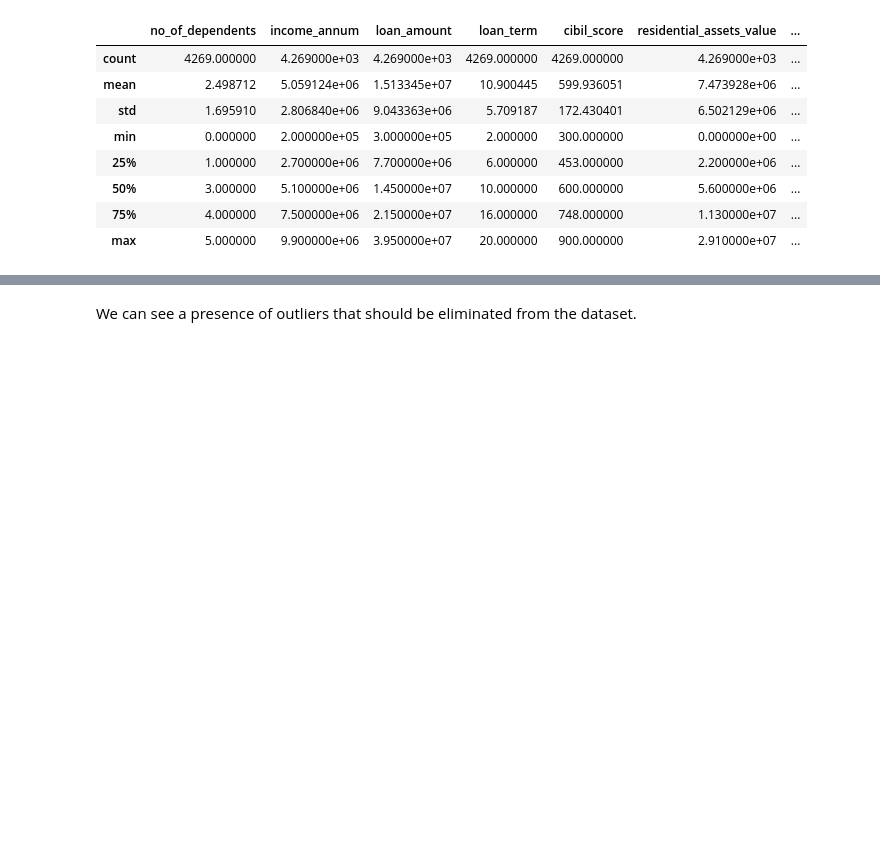
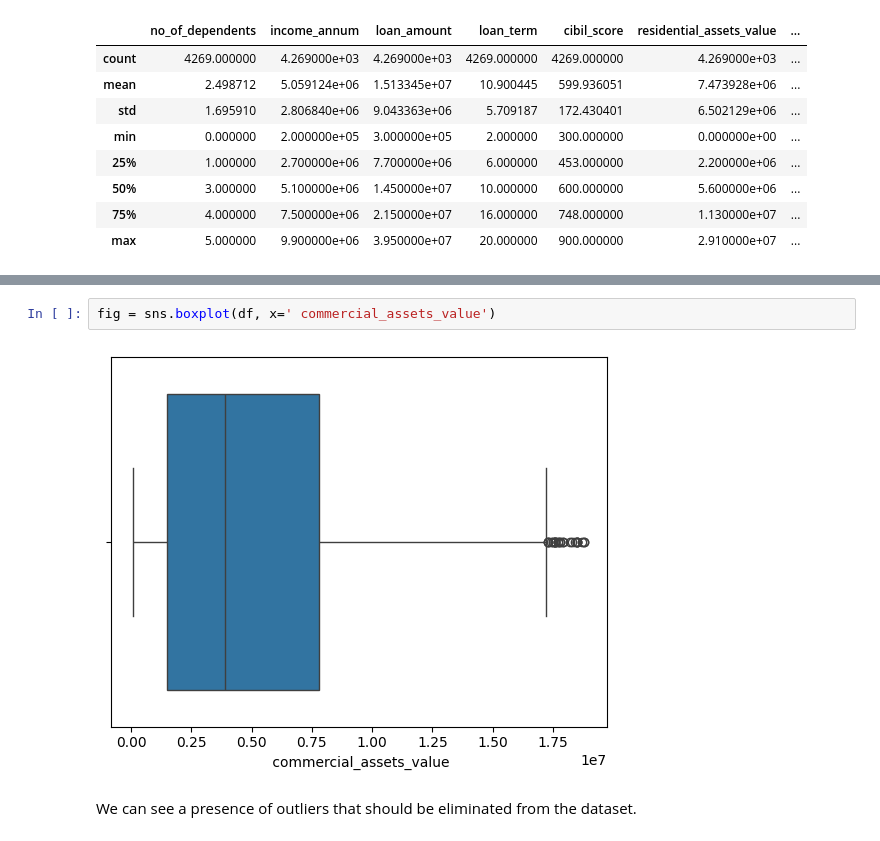
Before and after one commit to Wissal-m/Bank-Loan-Approval-Prediction, a Jupyter notebook: Bank_Loan_Approval_Prediction.ipynb, the cells around one changed output, grey strips where cells are left out. Saved outputs shown, nothing was run; the diff lists cells and outputs as text; blank space fills up the shorter version.

```diff
--- a/Bank_Loan_Approval_Prediction.ipynb
+++ b/Bank_Loan_Approval_Prediction.ipynb
@@ -93,2 +69,6 @@ fig4.show()
+# %%
+fig = sns.boxplot(df, x=' commercial_assets_value')
+# %% [output]
+[figure, added]
 # %% [markdown]
 We can see a presence of outliers that should be eliminated from the dataset.
```
Also changed, not shown: parts of 15 cells of this notebook.
